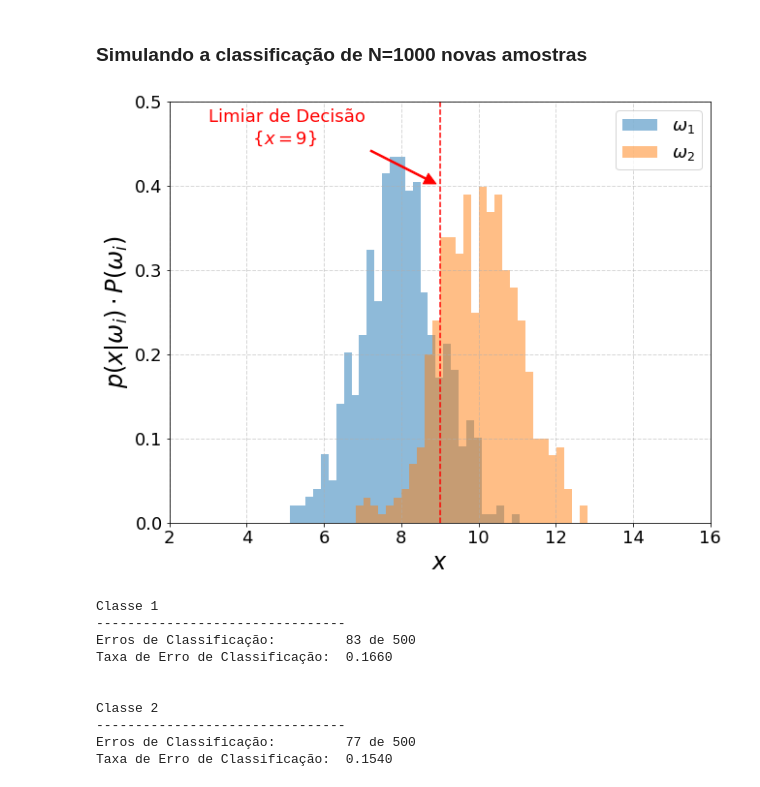
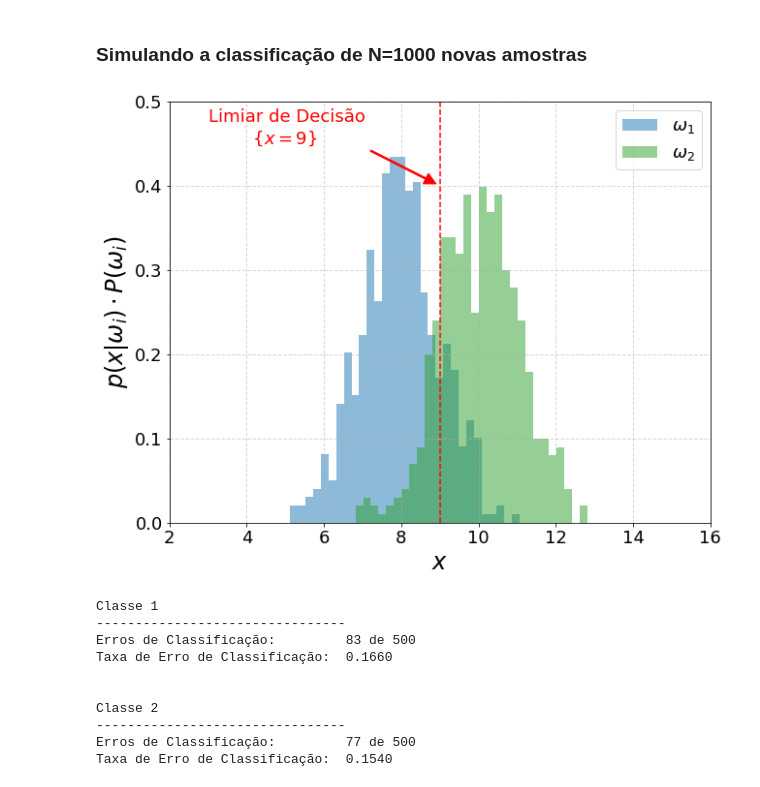
Before and after one commit to titocaco/disciplina_ml, a Jupyter notebook: ml_prova_2.ipynb, the cells around one changed output. Drawn from its saved outputs; the diff is of its cells as text; code cells hidden in the pictures.

```diff
--- a/ml_prova_2.ipynb
+++ b/ml_prova_2.ipynb
@@ -134,8 +134,8 @@ amostras_omega2 = np.random.normal(10, 1, int(N_PONTOS/2))
 # Plot dos dados
 plt.figure(figsize=(10, 8))
 
-_, _, _ = plt.hist(amostras_omega1, 30, density=True, alpha=0.5, label=r'$\omega_1$')
-_, _, _ = plt.hist(amostras_omega2, 30, density=True, alpha=0.5, label=r'$\omega_2$')
+_, _, _ = plt.hist(amostras_omega1, 30, density=True, color='C0', alpha=0.5, label=r'$\omega_1$')
+_, _, _ = plt.hist(amostras_omega2, 30, density=True, color='C2', alpha=0.5, label=r'$\omega_2$')
 
 plt.legend(fontsize=18)
 plt.grid(True, linestyle='--', linewidth=1.0, alpha=0.5)
@@ -143,34 +143,36 @@ plt.grid(True, linestyle='--', linewidth=1.0, alpha=0.5)
 # Plot do limiar de decisão
 plt.axvline(x=9, linestyle='--', color='red')
 plt.annotate('Limiar de Decisão\n\t$\{x=9\}$',
              xy=(9.0, 0.4),
              xytext=(3, 0.45),
              arrowprops=dict(facecolor='red',
                              shrink=0.05,
                              width=1.5,
                              edgecolor='red'),
              color='red',
              fontsize=18)
+
+
 
 # Ajustes extras do plot
 plt.xlim(X_MIN, X_MAX)
 plt.ylim(0.0, 0.5)
 plt.xticks(fontsize=18)
 plt.yticks(fontsize=18)
 plt.xlabel(r'$x$', fontsize=24)
 plt.ylabel(r'$p(x | \omega_i)\cdot P(\omega_i)$', fontsize=24)
 
 # Salvamento da figura em PDF
 plt.savefig('ml_prova_02_simulacao_1000_amostras.pdf',
             format='pdf',
             dpi=300,
             transparent=True,
             bbox_inches='tight')
 
 # Exibicação 'limpa' da figura
 plt.show()
 # %% [output]
-[figure, old version]
+[figure, new version]
 # %%
 # Função que classifica uma amostra segundo um dado limiar
 def classificar(amostra, limiar):
```
